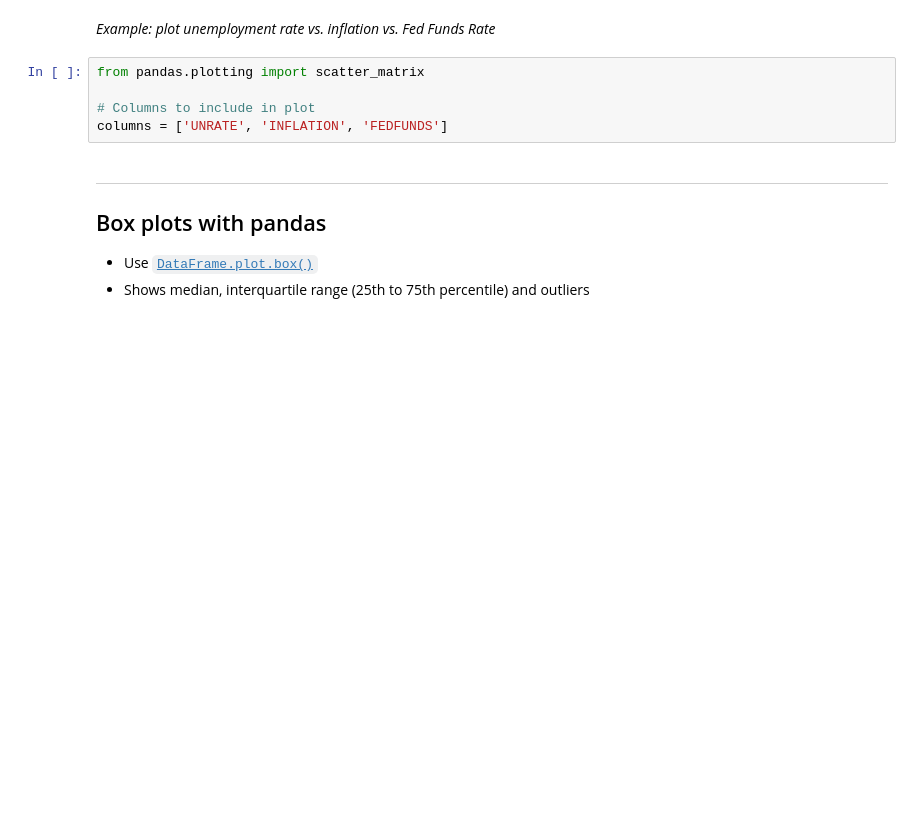
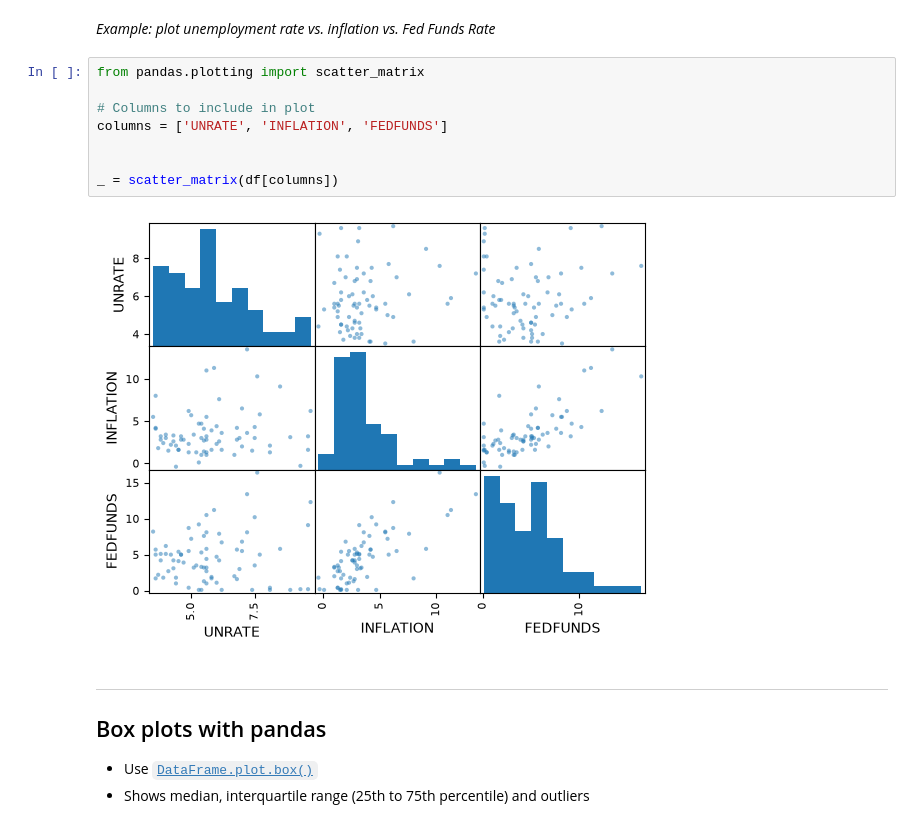
Before and after one commit to pl0gen/TECH2-H26, a Jupyter notebook: lectures/lecture3/lecture3_EMH_Test.ipynb, the cells around one changed output. Saved outputs shown, nothing was run; the diff lists cells and outputs as text; blank space fills up the shorter version.

```diff
--- a/lectures/lecture3/lecture3_EMH_Test.ipynb
+++ b/lectures/lecture3/lecture3_EMH_Test.ipynb
@@ -630,8 +653,13 @@ df = pd.read_csv(filepath, sep=',')
 # %%
 from pandas.plotting import scatter_matrix
 
 # Columns to include in plot
 columns = ['UNRATE', 'INFLATION', 'FEDFUNDS']
+
+
+_ = scatter_matrix(df[columns])
+# %% [output]
+[figure, added]
 # %% [markdown]
 ***
 ## Box plots with pandas
```
Also changed, not shown: parts of 4 cells of this notebook.
